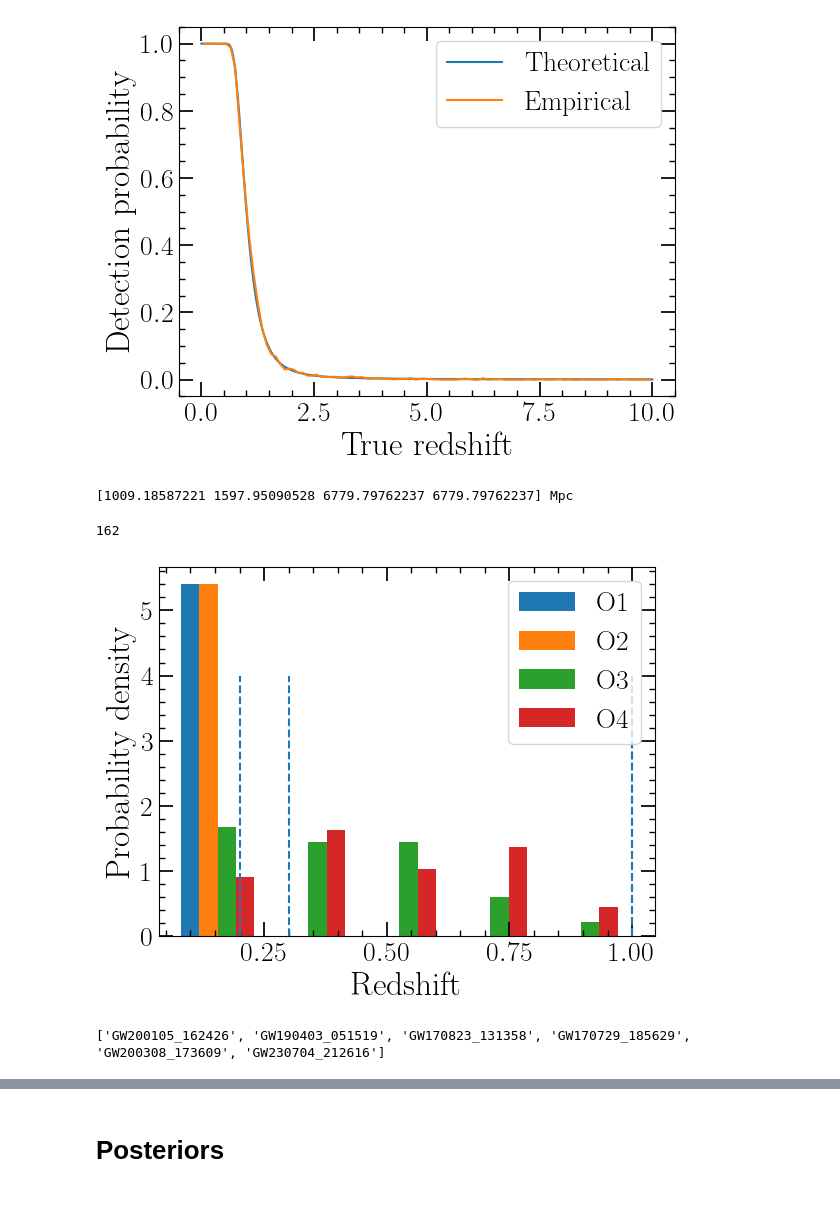
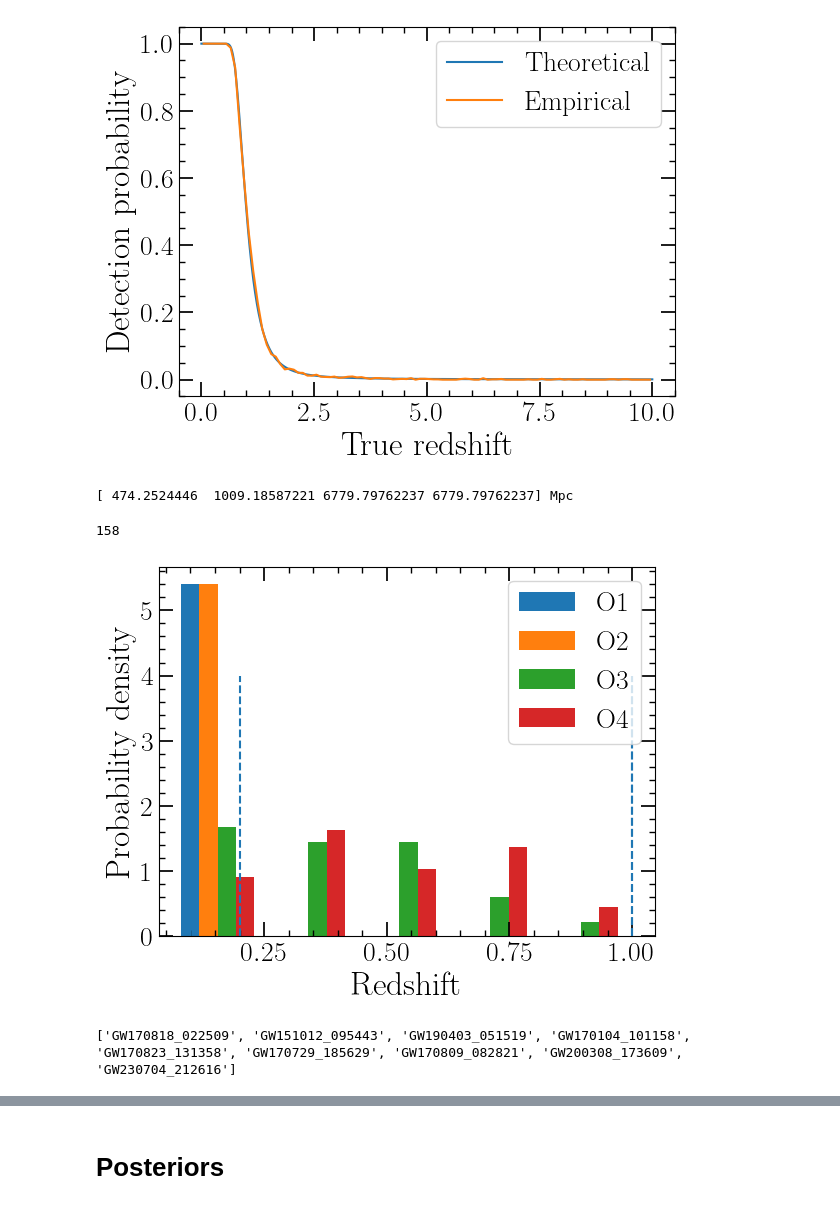
Before and after one commit to LucasPouw/darksirenpop, a Jupyter notebook: p26_posterior_analyzer.ipynb, the cells around one changed output, grey strips where cells are left out. Cells and saved outputs as stored; diff of their text form; code cells hidden in the pictures.

```diff
--- a/p26_posterior_analyzer.ipynb
+++ b/p26_posterior_analyzer.ipynb
@@ -527,6 +585,14 @@ plt.show()
 
 plt.figure()
 
+oo1 = 0
+oo2 = 0
+oo3 = 0
+oo4 = 0
+no1 = 0
+no2 = 0
+no3 = 0
+no4 = 0
 for i, key in enumerate(lumdist_dict.keys()):
 
     run = get_run(key)
@@ -544,7 +610,21 @@ for i, key in enumerate(lumdist_dict.keys()):
         color='black'
         s = 1
 
-    plt.scatter(lumdist_dict[key][0], (abs(lumdist_dict[key][2]) + abs(lumdist_dict[key][1])) / (2 * lumdist_dict[key][0]), alpha=0.7, color=color, s=s)
+    relerr_current = (abs(lumdist_dict[key][2]) + abs(lumdist_dict[key][1])) / (2 * lumdist_dict[key][0])
+    if run == 'O1':
+        oo1 += relerr_current
+        no1 += 1
+    elif run == 'O2':
+        oo2 += relerr_current
+        no2 += 1
+    elif run == 'O3':
+        oo3 += relerr_current
+        no3 += 1
+    elif run == 'O4':
+        oo4 += relerr_current
+        no4 += 1
+
+    plt.scatter(lumdist_dict[key][0], relerr_current, alpha=0.7, color=color, s=s)
     # plt.errorbar(lumdist_dict[key][0],
     #              (abs(lumdist_dict[key][2]) + abs(lumdist_dict[key][1])) / (2 * lumdist_dict[key][0]),
     #              xerr=np.array([ [abs(lumdist_dict[key][2])], [lumdist_dict[key][1]]] ),
@@ -559,6 +639,8 @@ plt.xlabel('Luminosity distance')
 plt.ylabel('Relative dl-error')
 plt.legend(handles=legend_elements)
 plt.show()
+
+print(oo1 / no1, oo2 / no2, oo3 / no3, oo4 / no4)
 # %% [output]
 [figure]
 [figure]
@@ -781,11 +995,11 @@ plt.show()
 # %% [output]
 [figure]
 # %%
-zcut1, zcut2, zcut3, zcut4 = 0.2, 0.3, 1, 1
-relerr1, relerr2, relerr3, relerr4 = 0.25, 0.25, 0.3, 0.35  # Relative GW luminosity distance error
+zcut1, zcut2, zcut3, zcut4 = 0.1, 0.2, 1, 1
+relerr1, relerr2, relerr3, relerr4 = oo1 / no1, oo2 / no2, oo3 / no3, oo4 / no4  # Relative GW luminosity distance error
 print(COSMO.luminosity_distance([zcut1, zcut2, zcut3, zcut4]))
 # %% [output]
-[1009.18587221 1597.95090528 6779.79762237 6779.79762237] Mpc
+[ 474.2524446  1009.18587221 6779.79762237 6779.79762237] Mpc
 # %%
 zcuts = {'O1': zcut1, 'O2': zcut2, 'O3': zcut3, 'O4': zcut4}
 relerrs = {'O1': relerr1, 'O2': relerr2, 'O3': relerr3, 'O4': relerr4}
@@ -795,7 +1009,7 @@ o2_list = []
 o3_list = []
 o4_list = []
 
-below_thresh = ['GW200105_162426']
+below_thresh = []
 for key in gw_keys:
 
     run = get_run(key)
@@ -812,36 +1026,36 @@ for key in gw_keys:
         else:
             o2_list.append(redshift_dict[key][0])
 
     elif run == 'O3':
         if redshift_dict[key][0] > zcut3:
             below_thresh.append(key)
         else:
             o3_list.append(redshift_dict[key][0])
 
     elif run == 'O4':
         if redshift_dict[key][0] > zcut4:
             below_thresh.append(key)
         else:
             o4_list.append(redshift_dict[key][0])
 
     else:
         print('NOOOO', key)
 
 print(len(o1_list) + len(o2_list) + len(o3_list) + len(o4_list))
 plt.figure()
 _, bins, heights = plt.hist([o1_list, o2_list, o3_list, o4_list], bins=5, label=['O1', 'O2', 'O3', 'O4'], density=True)
 plt.vlines([zcut1, zcut2, zcut3, zcut4], 0, 4, linestyles='dashed')
 # plt.vlines(bins, 0, 4, linestyles='dashed', color='black')
 plt.xlabel('Redshift')
 plt.ylabel('Probability density')
 plt.legend()
 plt.show()
 
 print(below_thresh)
 # %% [output]
-162
+158
-[figure, old version]
+[figure, new version]
-['GW200105_162426', 'GW190403_051519', 'GW170823_131358', 'GW170729_185629', 'GW200308_173609', 'GW230704_212616']
+['GW170818_022509', 'GW151012_095443', 'GW190403_051519', 'GW170104_101158', 'GW170823_131358', 'GW170729_185629', 'GW170809_082821', 'GW200308_173609', 'GW230704_212616']
 # %%
 zmin = 1e-6
 zmax = 10
```
Also changed, not shown: parts of 12 cells of this notebook, 5 other files.
